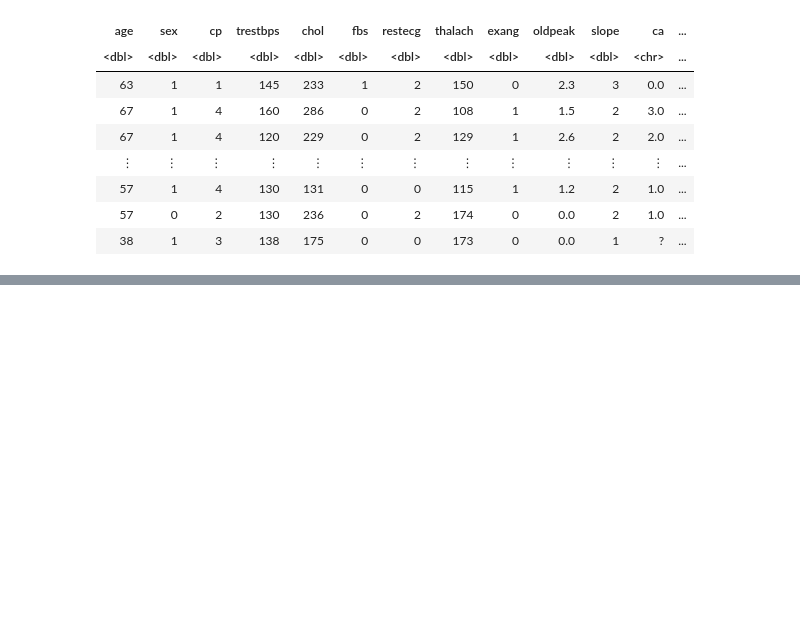
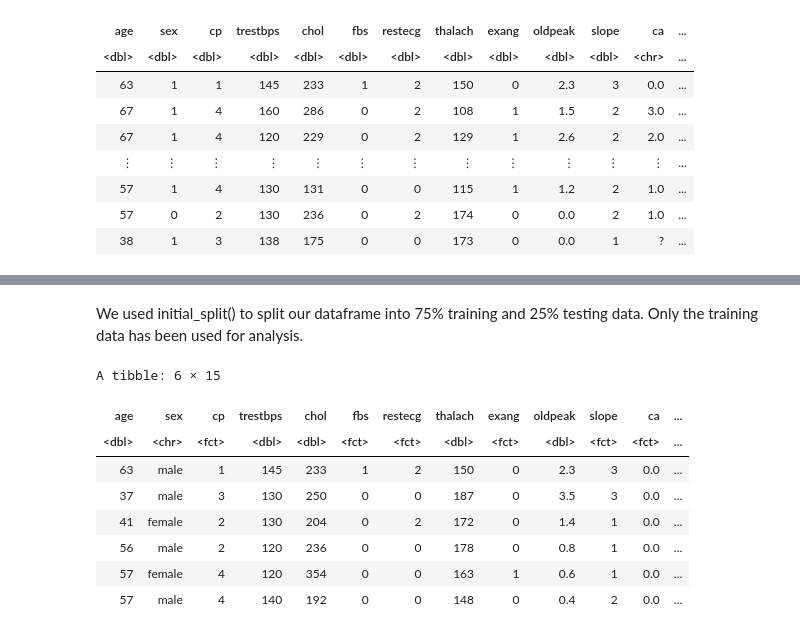
Before and after one commit to ssamiaa/Predicting-HeartDisease-Grp10, a Jupyter notebook: Group Proposal.ipynb, the cells around one changed output, grey strips where cells are left out. Drawn from its saved outputs; the diff is of its cells as text; code cells hidden in the pictures; blank space fills up the shorter version.

```diff
--- a/Group Proposal.ipynb
+++ b/Group Proposal.ipynb
@@ -74,0 +107,20 @@ A spec_tbl_df: 303 × 14
+# %% [markdown]
+We used initial_split() to split our dataframe into 75% training and 25% testing data. Only the training data has been used for analysis.
+# %%
+#splitting the dataframe into training and testing data
+heart_split <- initial_split(heart_newdata, prop = 3/4, strata = num)
+
+heart_training <- training(heart_split)
+heart_testing <- testing(heart_split)
+
+head(heart_training)
+# %% [output]
+A tibble: 6 × 15
+| age | sex | cp | trestbps | chol | fbs | restecg | thalach | exang | oldpeak | slope | ca | ... |
+| <dbl> | <chr> | <fct> | <dbl> | <dbl> | <fct> | <fct> | <dbl> | <fct> | <dbl> | <fct> | <fct> | ... |
+| 63 | male | 1 | 145 | 233 | 1 | 2 | 150 | 0 | 2.3 | 3 | 0.0 | ... |
+| 37 | male | 3 | 130 | 250 | 0 | 0 | 187 | 0 | 3.5 | 3 | 0.0 | ... |
+| 41 | female | 2 | 130 | 204 | 0 | 2 | 172 | 0 | 1.4 | 1 | 0.0 | ... |
+| 56 | male | 2 | 120 | 236 | 0 | 0 | 178 | 0 | 0.8 | 1 | 0.0 | ... |
+| 57 | female | 4 | 120 | 354 | 0 | 0 | 163 | 1 | 0.6 | 1 | 0.0 | ... |
+| 57 | male | 4 | 140 | 192 | 0 | 0 | 148 | 0 | 0.4 | 2 | 0.0 | ... |
```
Also changed, not shown: parts of 14 cells of this notebook.
